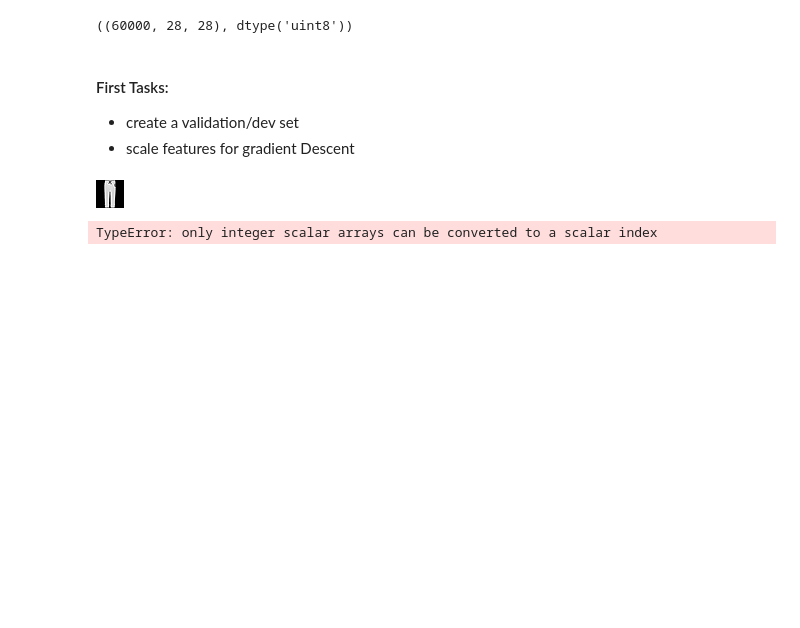
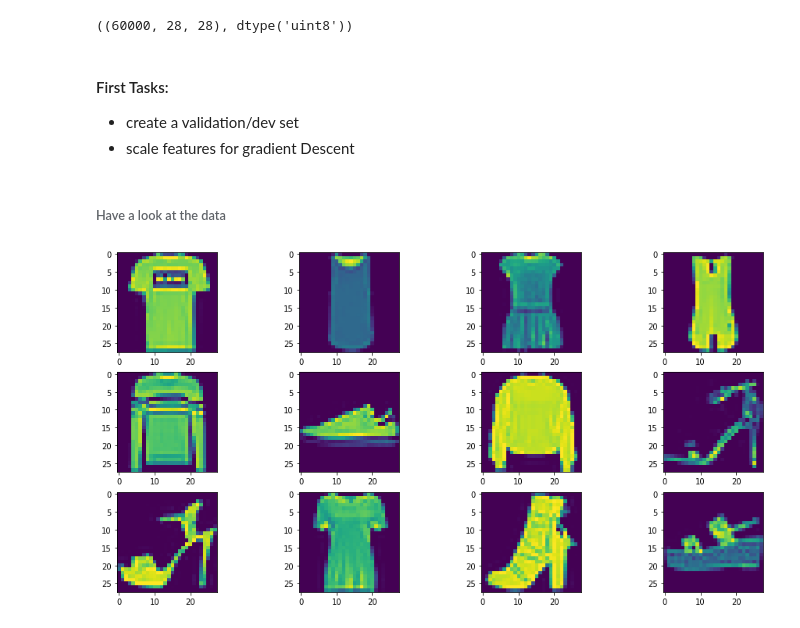
Before and after one commit to wisespira/Stats-Challenges, a Jupyter notebook: MLP Classification with Keras .ipynb, the cells around one changed output. Drawn from its saved outputs; the diff is of its cells as text; code cells hidden in the pictures; blank space fills up the shorter version.

Commit message:
Show images

```diff
--- a/MLP Classification with Keras .ipynb
+++ b/MLP Classification with Keras .ipynb
@@ -24,15 +27,19 @@ xValidation, xTrain = xTrainFull[:5000]/255, xTrainFull[5000:]/255
 yValidation, yTrain = yTrainFull[:5000], yTrainFull[5000:]
 # %%
 xTest = xTest/255
-# %%
-trans = transforms.ToPILImage()
-trans(xTrainFull[86])
-# %% [output]
-[figure, removed]
-# %%
-arr = np.ndarray(xTrainFull[0])#This is your tensor
-#arr_ = np.squeeze(arr) # you can give axis attribute if you wanna squeeze in specific dimension
-plt.imshow(arr)
-plt.show()
-# %% [output]
-TypeError: only integer scalar arrays can be converted to a scalar index
+# %% [markdown]
+###### Have a look at the data
+# %%
+trans = transforms.ToPILImage()
+w=10
+h=10
+fig=plt.figure(figsize=(16, 8))
+columns = 4
+rows = 3
+for i in range(1, columns*rows +1):
+    img = trans(xTrainFull[i])
+    fig.add_subplot(rows, columns, i)
+    plt.imshow(img)
+plt.show()
+# %% [output]
+[figure, added]
```
Also changed, not shown: parts of 2 cells of this notebook.
